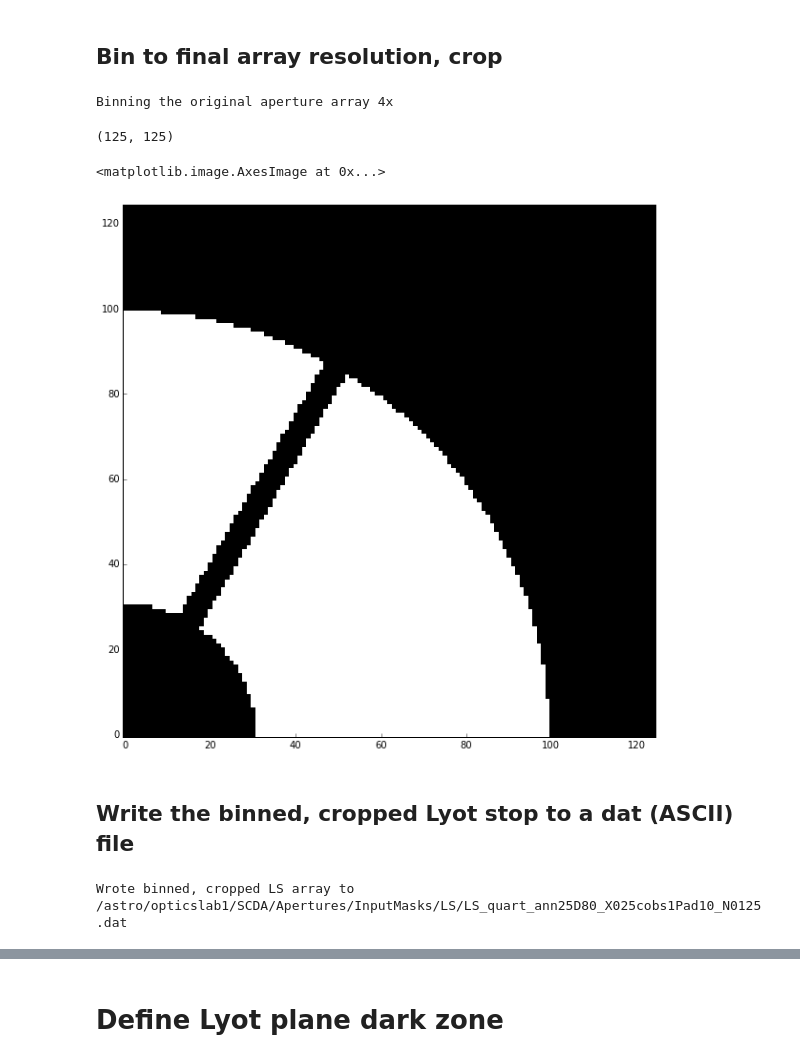
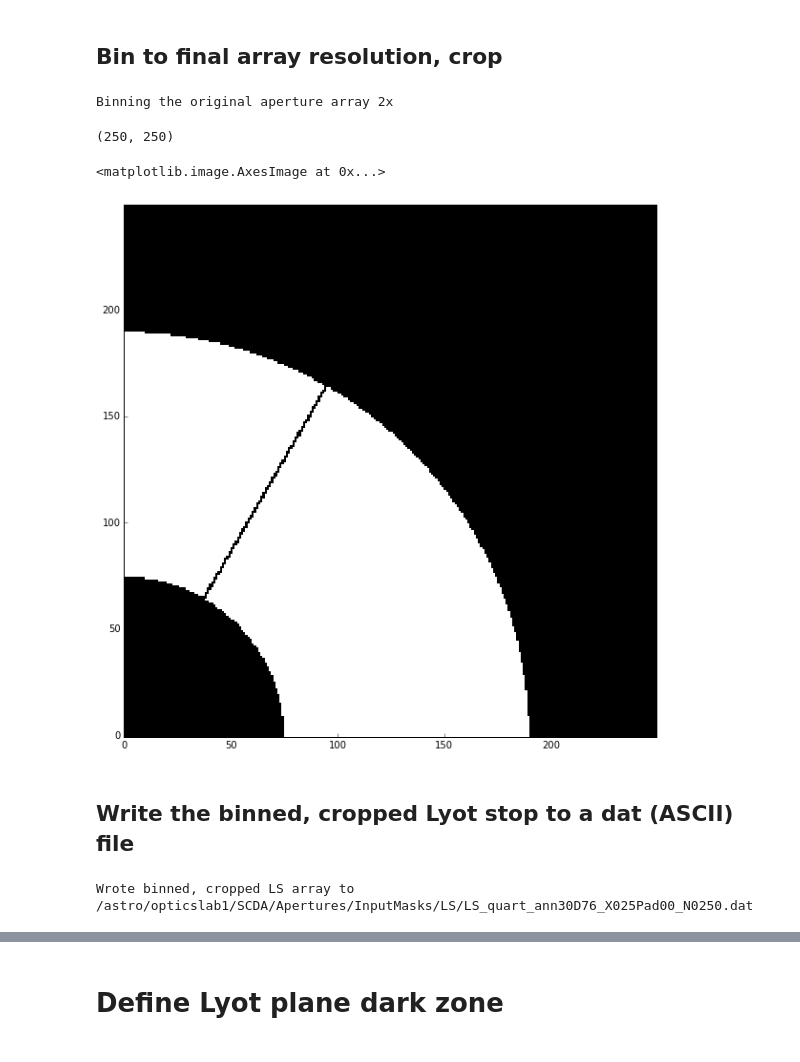
Before and after one commit to neilzim/SCDA, a Jupyter notebook: make_Lyotstop_obs1.ipynb, the cells around one changed output, grey strips where cells are left out. Saved outputs shown, nothing was run; the diff lists cells and outputs as text; code cells hidden in the pictures.

Commit message:
revised script to make Lyot stop with secondary struts (obs1)

```diff
--- a/make_Lyotstop_obs1.ipynb
+++ b/make_Lyotstop_obs1.ipynb
@@ -31,3 +21,16 @@ D = 1000 # starting aperture diameter
+# %%
+overwrite = False
+N = 250 # pupil array quadrant width after binning
+iD = 30
+oD = 76
+aligntol = 2 # units of thousandths of pupil diameter
+pad = 0 # units of thousandths of pupil diameter
+L = 1000 # starting array width
+D = 1000 # starting pupil diameter
+symm = 'quart' # set to either 'quart' or 'half'
+shape = 'ann' # set to 'ann' or 'hex'
+edge = 'round' # set to 'gray' or 'round'
+secobs_key = "X"
 # %%
 #LS_dir = os.path.abspath("../InputMasks/LS")
 LS_dir = os.path.abspath("/astro/opticslab1/SCDA/Apertures/InputMasks/LS")
@@ -69,8 +62,7 @@ plt.imshow(secobs)
 # %% [markdown]
 ## Pad the secondary obscuration
 # %%
-spad_fac = float(spad)/1000
-max_shift = int(round(D*spad_fac))
+max_shift = int(round(D*float(pad)/1000))
 shift_range = range(-max_shift,max_shift+1,1)
 [Xshifts, Yshifts] = np.meshgrid(shift_range, shift_range)
 allowed_shifts = np.less_equal(Xshifts**2 + Yshifts**2, max_shift**2)
@@ -117,37 +109,42 @@ print("Binning the original aperture array {0:d}x".format(scalefac))
 Lyot_stop_binned = np.reshape(Lyot_stop, (Lyot_stop.shape[0]/scalefac, scalefac,
                                           Lyot_stop.shape[1]/scalefac, scalefac)).mean(1).mean(2)
 # %% [output]
-Binning the original aperture array 4x
+Binning the original aperture array 2x
 # %%
 L_bin = Lyot_stop_binned.shape[0]
-Lyot_stop_binned_quad = Lyot_stop_binned[L_bin/2:L_bin/2+N,L_bin/2:L_bin/2+N]
-Lyot_stop_binned_quad_binary = np.round(Lyot_stop_binned_quad).astype(int)
-Lyot_stop_binned_quad.shape
+if symm is 'half':
+    Lyot_stop_binned_crop = Lyot_stop_binned[L_bin/2-N:L_bin/2+N,L_bin/2:L_bin/2+N]
+    Lyot_stop_binned_crop_binary = np.round(Lyot_stop_binned_crop).astype(int)
+    print Lyot_stop_binned_crop.shape
+else:
+    Lyot_stop_binned_crop = Lyot_stop_binned[L_bin/2:L_bin/2+N,L_bin/2:L_bin/2+N]
+    Lyot_stop_binned_crop_binary = np.round(Lyot_stop_binned_crop).astype(int)
+    print Lyot_stop_binned_crop.shape
 # %% [output]
-(125, 125)
+(250, 250)
 # %%
 plt.figure(figsize=(10,10))
-plt.imshow(Lyot_stop_binned_quad_binary)
+plt.imshow(Lyot_stop_binned_crop_binary)
 #plt.imshow(np.floor(Lyot_stop_binned_quad))
 # %% [output]
 <matplotlib.image.AxesImage at 0x...>
-[figure, old version]
+[figure, new version]
 # %% [markdown]
 ## Write the binned, cropped Lyot stop to a dat (ASCII) file
 # %%
-if centobs is True:
-    LS_quart_dat_fname_tail = "LS_quart_ann{0:02d}D{1:02d}_{2:s}025cobs1Pad{3:02d}_N{4:04d}.dat".format(
-                               int(round(100*inD)), int(round(100*outD)), secobs_key, spad, N)
+if symm is 'half':
+    LS_quart_dat_fname_tail = "LS_half_ann{0:02d}D{1:02d}_{2:s}025Pad{3:02d}_N{4:04d}.dat".format(
+                               int(round(100*inD)), int(round(100*outD)), secobs_key, pad, N)
 else:
-    LS_quart_dat_fname_tail = "LS_quart_ann{0:02d}D{1:02d}_{2:s}025cobs0Pad{3:02d}_N{4:04d}.dat".format(
-                               int(round(100*inD)), int(round(100*outD)), secobs_key, spad, N)
+    LS_quart_dat_fname_tail = "LS_quart_ann{0:02d}D{1:02d}_{2:s}025Pad{3:02d}_N{4:04d}.dat".format(
+                               int(round(100*inD)), int(round(100*outD)), secobs_key, pad, N)
 
 LS_quart_dat_fname = os.path.join(LS_dir, LS_quart_dat_fname_tail)
 #np.savetxt(LS_quart_dat_fname, Lyot_stop_binned_quad, fmt='%.6f', delimiter=" ")
-np.savetxt(LS_quart_dat_fname, Lyot_stop_binned_quad_binary, fmt='%d', delimiter=" ")
+np.savetxt(LS_quart_dat_fname, Lyot_stop_binned_crop_binary, fmt='%d', delimiter=" ")
 print("Wrote binned, cropped LS array to {0:s}".format(LS_quart_dat_fname))
 # %% [output]
-Wrote binned, cropped LS array to /astro/opticslab1/SCDA/Apertures/InputMasks/LS/LS_quart_ann25D80_X025cobs1Pad10_N0125.dat
+Wrote binned, cropped LS array to /astro/opticslab1/SCDA/Apertures/InputMasks/LS/LS_quart_ann30D76_X025Pad00_N0250.dat
 # %%
 os.listdir(LS_dir)
 # %% [output]
```
Also changed, not shown: parts of 26 cells of this notebook.
